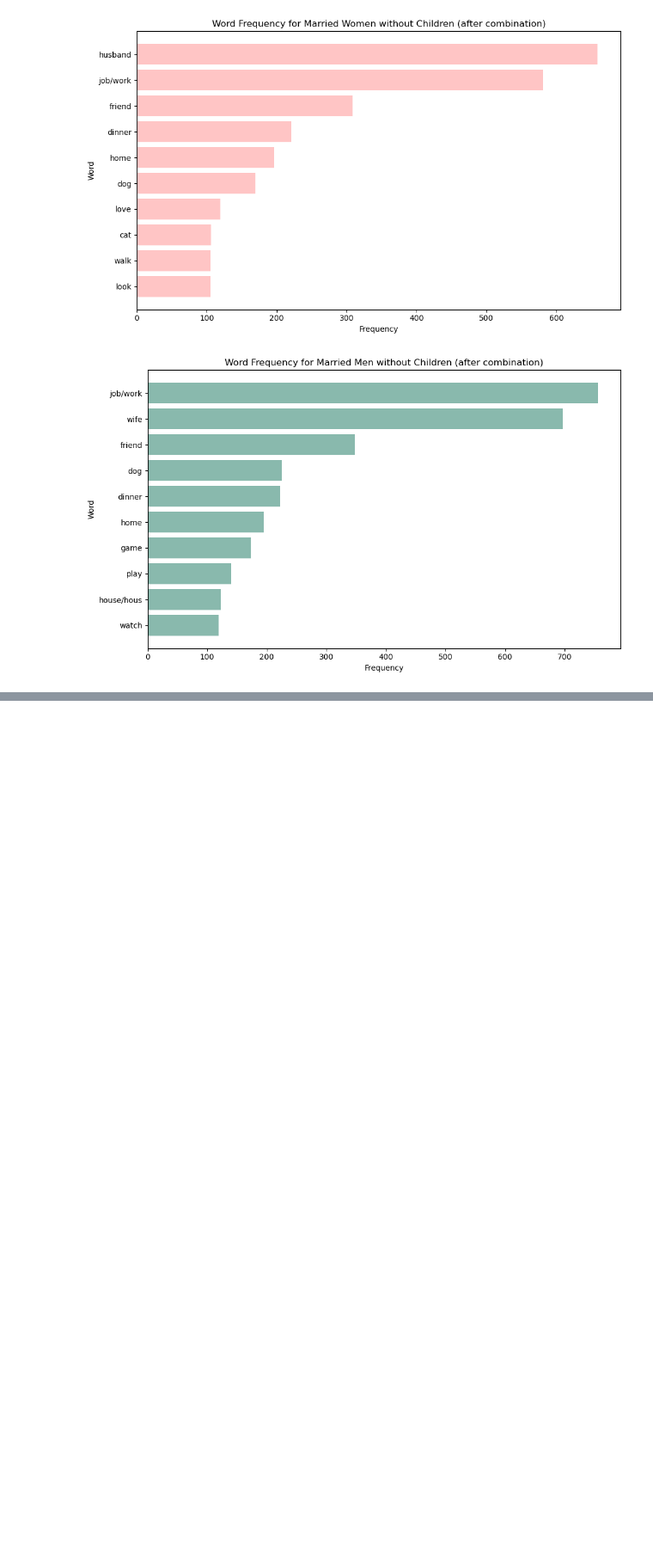
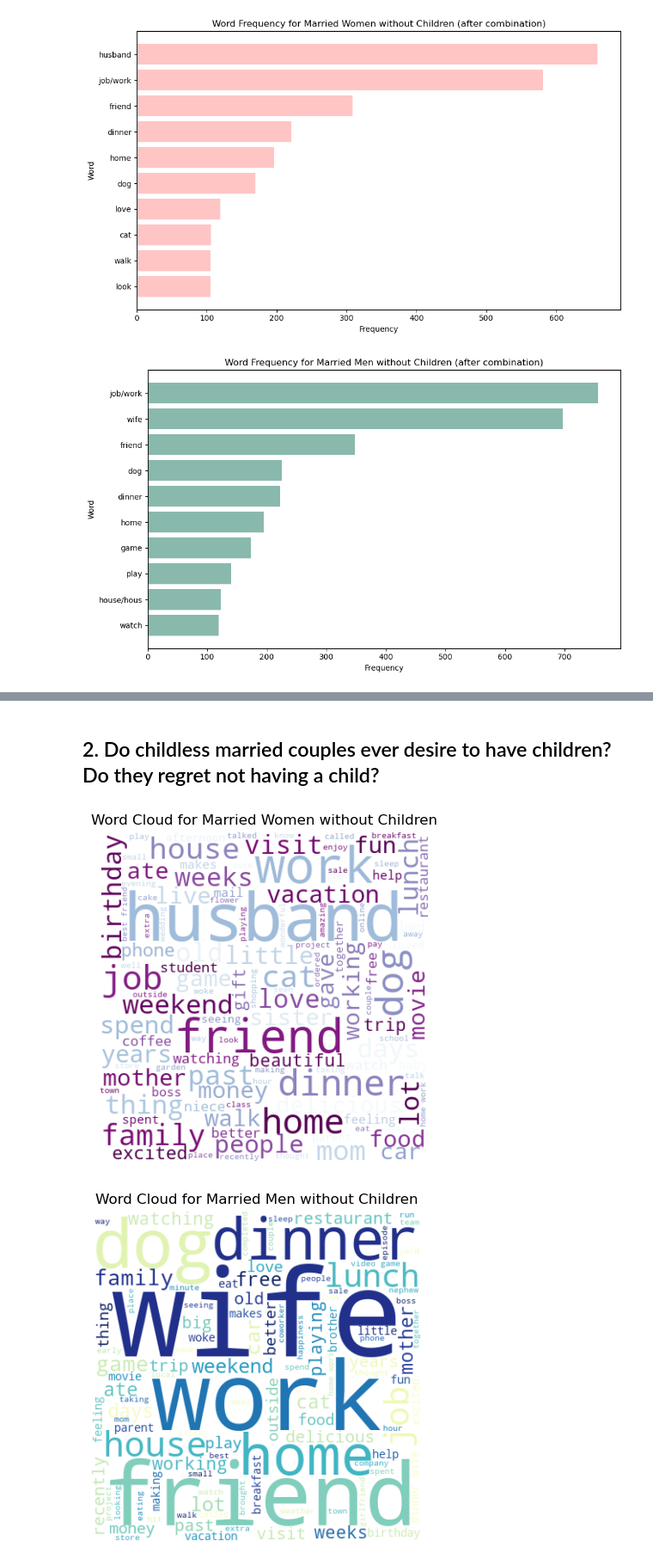
Before and after one commit to TZstatsADS/ads-spring2024-project1-stephanienguyen2020, a Jupyter notebook: doc/HappyDB_Data_Analysis_Tien_Nguyen.ipynb, the cells around one changed output, grey strips where cells are left out. Shown at 86% size. Drawn from its saved outputs; the diff is of its cells as text; code cells hidden in the pictures; blank space fills up the shorter version.

```diff
--- a/doc/HappyDB_Data_Analysis_Tien_Nguyen.ipynb
+++ b/doc/HappyDB_Data_Analysis_Tien_Nguyen.ipynb
@@ -352,0 +319,45 @@ plot_word_frequency2(male_text, "Word Frequency for Married Men without Children
+# %% [markdown]
+## 2. Do childless married couples ever desire to have children? Do they regret not having a child?
+# %%
+# Define custom stopwords
+Based on the charts, we observe minimal disparity among the categories, and the order of categories appears consistent between childfree men and women in terms of what contributes to their happiness (these are happiness categories).
+
+Affection and achievement are prominent in both charts. **However, among childfree married men, achievement appears to play a more significant role in contributing to their happiness, followed by affection. Conversely, for women, affection takes precedence over achievement in terms of its contribution to their overall happiness.** Specifically, affection constitutes 37.7% as opposed to men's 32.1%. For men, achievement is the most significant category at 36.4%, while for women, it is the second most significant at 33.1%.
+
+The precedence of affection for women and achievement for men highlights a subtle gender difference in happiness drivers.# Function to create word cloud
+def create_word_cloud(text, title, colormap):
+    # Preprocess text
+    processed_text = strip_numeric(strip_punctuation(strip_short(remove_stopwords(text.lower()), minsize=3)))
+    # Tokenize the text
+    words = processed_text.split()
+    # Filter out custom stopwords
+    words = [word for word in words if word not in all_stopwords]
+    # Join the words back into a single string
+    filtered_text = ' '.join(words)
+    # Generate word cloud
+    wordcloud = WordCloud(width=400, height=400, background_color='white', colormap=colormap, min_font_size=10).generate(filtered_text)
+    # Plot the word cloud
+    plt.figure(figsize=(5, 5))
+    plt.imshow(wordcloud, interpolation='bilinear')
+    plt.title(title)
+    plt.axis("off")
+    plt.show()
+
+# Filter dataframe for married women without children and create word cloud with BuPu colormap
+female_text = ' '.join(df_cd1[df_cd1['gender'] == 'f']['cleaned_hm'])
+create_word_cloud(female_text, "Word Cloud for Married Women without Children", 'BuPu')
+
+# Filter dataframe for married men without children and create word cloud with YiGnBu_r colormap
+male_text = ' '.join(df_cd1[df_cd1['gender'] == 'm']['cleaned_hm'])
+create_word_cloud(male_text, "Word Cloud for Married Men without Children", 'YlGnBu_r')
+
+# Filter dataframe for married women with children and create word cloud with BuPu colormap
+female_text = ' '.join(df_cd2[df_cd2['gender'] == 'f']['cleaned_hm'])
+create_word_cloud(female_text, "Word Cloud for Married Women with Children", 'BuPu')
+
+# Filter dataframe for married men with children and create word cloud with YiGnBu_r colormap
+male_text = ' '.join(df_cd2[df_cd2['gender'] == 'm']['cleaned_hm'])
+create_word_cloud(male_text, "Word Cloud for Married Men with Children", 'YlGnBu_r')
+# %% [output]
+[figure, new version]
+[figure, new version]
```
Also changed, not shown: parts of 22 cells of this notebook, 3 other files.
